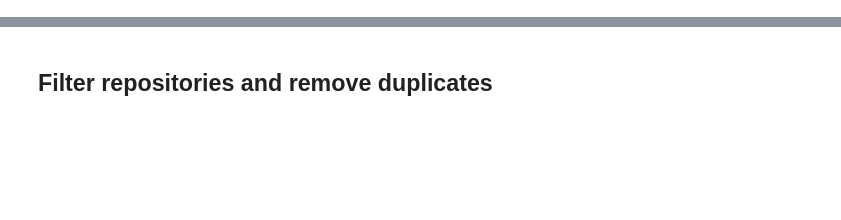
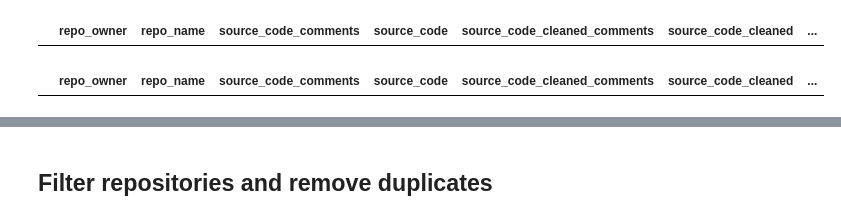
Before and after one commit to df1000/ma_automated_documentation, a Jupyter notebook: preprocessing/05_counts.ipynb, the cells around one changed output, grey strips where cells are left out. Drawn from its saved outputs; the diff is of its cells as text; code cells hidden in the pictures; blank space fills up the shorter version.

```diff
--- a/preprocessing/05_counts.ipynb
+++ b/preprocessing/05_counts.ipynb
@@ -40,3 +65,11 @@ df.describe()
+# %%
+df[df['repo_name'] == '']
+# %% [output]
+|  | repo_owner | repo_name | source_code_comments | source_code | source_code_cleaned_comments | source_code_cleaned | ... |
+# %%
+df[df['repo_owner'] == '']
+# %% [output]
+|  | repo_owner | repo_name | source_code_comments | source_code | source_code_cleaned_comments | source_code_cleaned | ... |
 # %%
 df.sort_values('source_code_comments').head(20)
 # %% [output]
```
Also changed, not shown: parts of 19 cells of this notebook, 5 other files.
